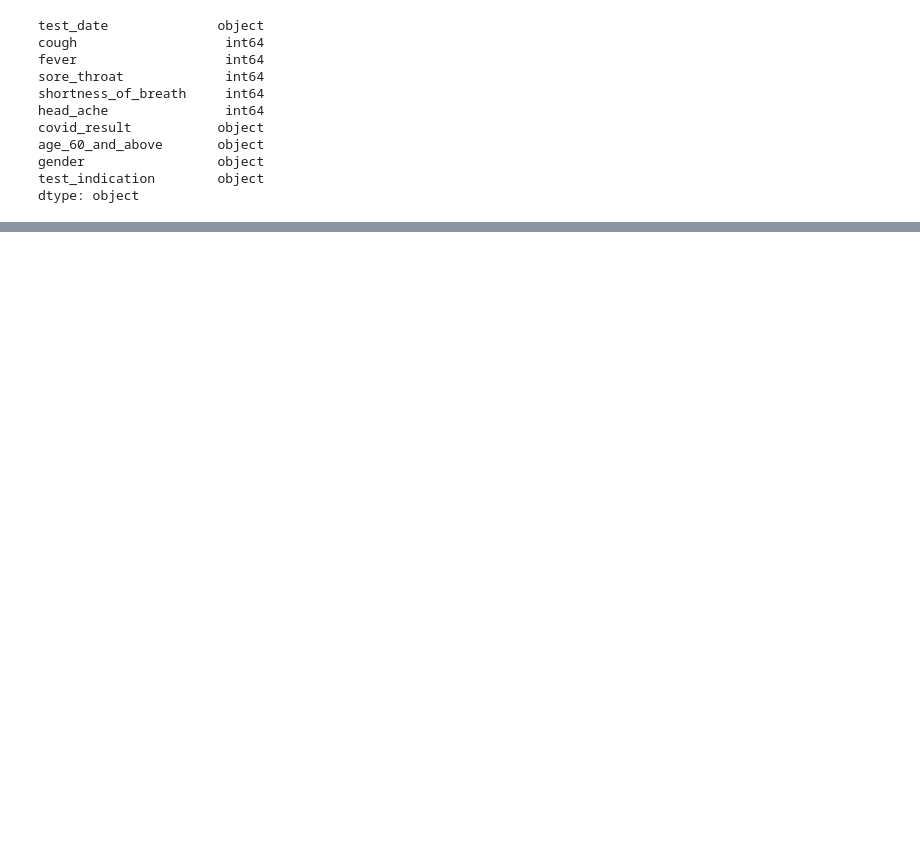
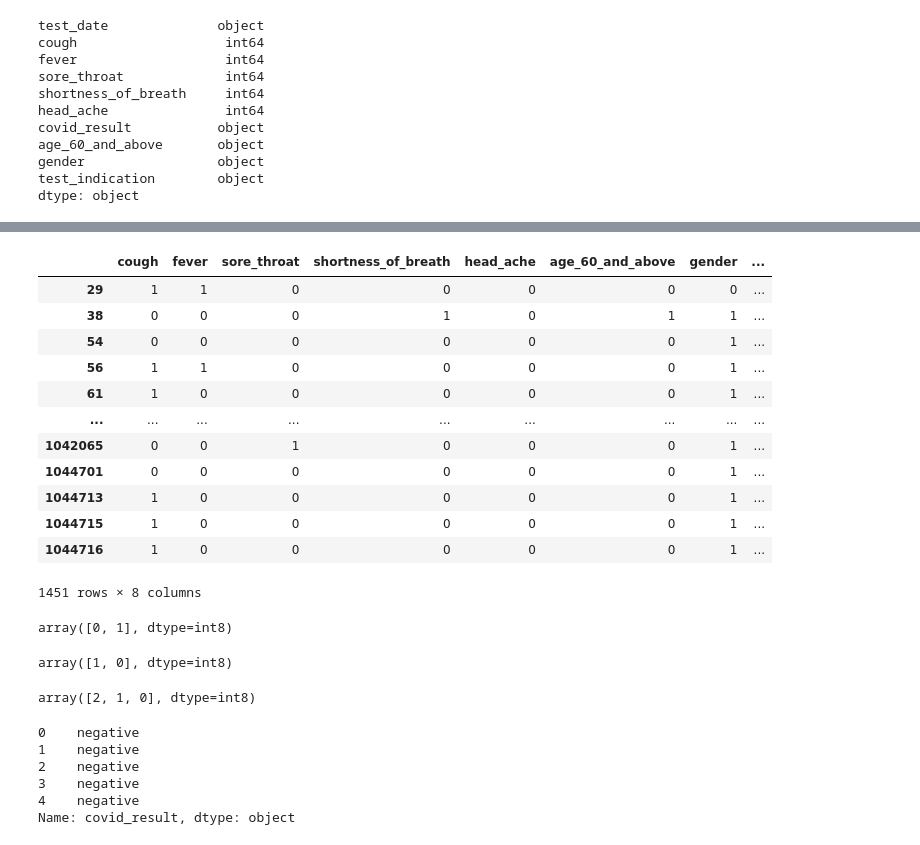
Before and after one commit to chris-inalsingh/Covid19_ML, a Jupyter notebook: Covid_Data/Covid-19_tests.ipynb, the cells around one changed output, grey strips where cells are left out. Cells and saved outputs as stored; diff of their text form; code cells hidden in the pictures; blank space fills up the shorter version.

```diff
--- a/Covid_Data/Covid-19_tests.ipynb
+++ b/Covid_Data/Covid-19_tests.ipynb
@@ -58,0 +104,4 @@ dtype: object
+# %%
+selected_features["age_60_and_above"]=selected_features.age_60_and_above.astype('category')
+selected_features["gender"]=selected_features.gender.astype('category')
+selected_features["test_indication"]=selected_features.test_indication.astype('category')
@@ -58,0 +124,3 @@ dtype: object
+# %%
+cat_columns = selected_features.select_dtypes(['category']).columns
+cat_columns
@@ -58,0 +141,2 @@ dtype: object
+# %%
+selected_features[cat_columns] = selected_features[cat_columns].apply(lambda x: x.cat.codes)
@@ -58,0 +158,38 @@ dtype: object
+# %%
+selected_features.loc[selected_features['test_indication'] == 0]
+# %% [output]
+|  | cough | fever | sore_throat | shortness_of_breath | head_ache | age_60_and_above | gender | ... |
+| 29 | 1 | 1 | 0 | 0 | 0 | 0 | 0 | ... |
+| 38 | 0 | 0 | 0 | 1 | 0 | 1 | 1 | ... |
+| 54 | 0 | 0 | 0 | 0 | 0 | 0 | 1 | ... |
+| 56 | 1 | 1 | 0 | 0 | 0 | 0 | 1 | ... |
+| 61 | 1 | 0 | 0 | 0 | 0 | 0 | 1 | ... |
+| ... | ... | ... | ... | ... | ... | ... | ... | ... |
+| 1042065 | 0 | 0 | 1 | 0 | 0 | 0 | 1 | ... |
+| 1044701 | 0 | 0 | 0 | 0 | 0 | 0 | 1 | ... |
+| 1044713 | 1 | 0 | 0 | 0 | 0 | 0 | 1 | ... |
+| 1044715 | 1 | 0 | 0 | 0 | 0 | 0 | 1 | ... |
+| 1044716 | 1 | 0 | 0 | 0 | 0 | 0 | 1 | ... |
+1451 rows × 8 columns
+# %%
+selected_features['age_60_and_above'].unique()
+# %% [output]
+array([0, 1], dtype=int8)
+# %%
+selected_features['gender'].unique()
+# %% [output]
+array([1, 0], dtype=int8)
+# %%
+selected_features['test_indication'].unique()
+# %% [output]
+array([2, 1, 0], dtype=int8)
+# %%
+target=C19_df3["covid_result"]
+target.head()
+# %% [output]
+0    negative
+1    negative
+2    negative
+3    negative
+4    negative
+Name: covid_result, dtype: object
```
Also changed, not shown: parts of 12 cells of this notebook.
